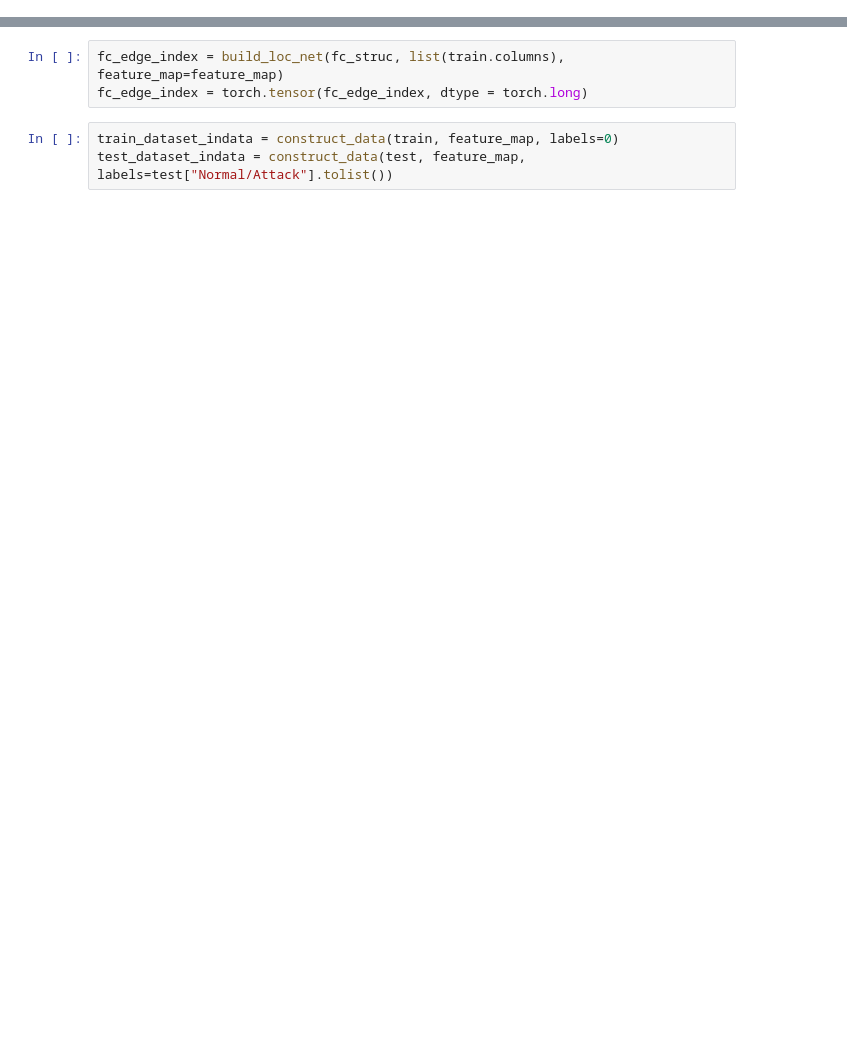
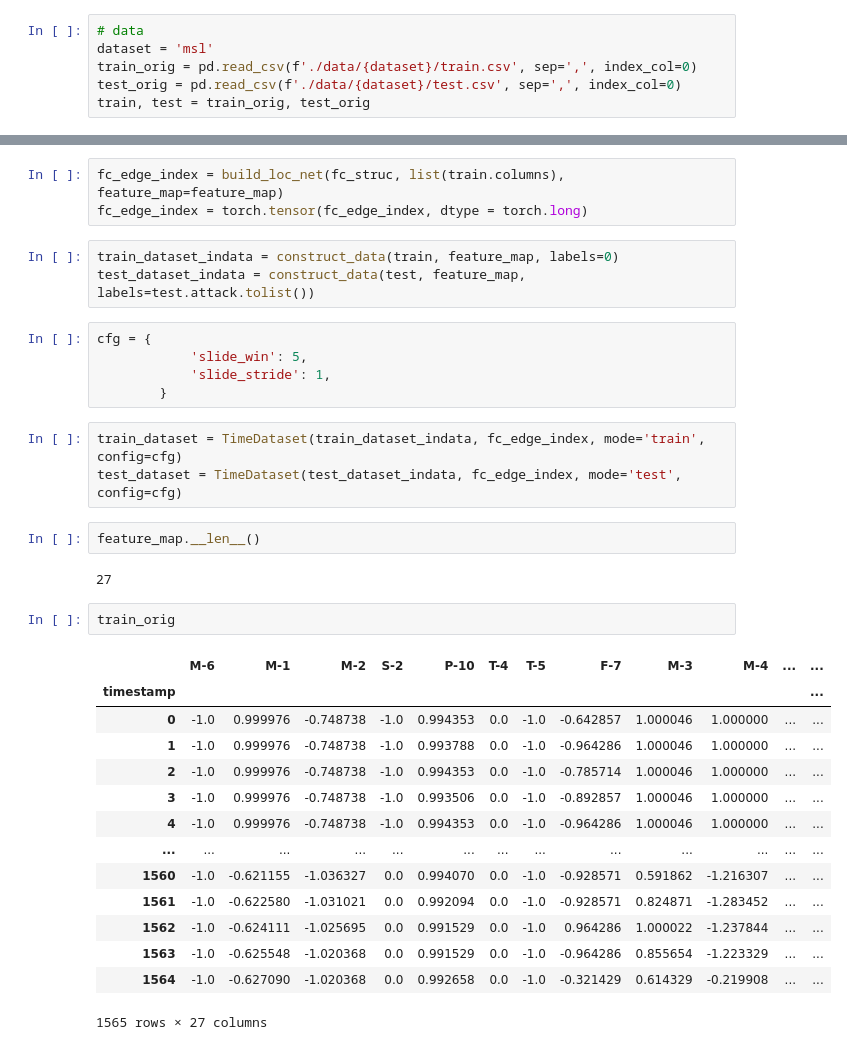
Before and after one commit to PeterDavison01/exploreGDN, a Jupyter notebook: walkthrough.ipynb, the cells around one changed output, grey strips where cells are left out. Saved outputs shown, nothing was run; the diff lists cells and outputs as text; blank space fills up the shorter version.

```diff
--- a/walkthrough.ipynb
+++ b/walkthrough.ipynb
@@ -45,3 +42,9 @@ test = data.drop(train.index)
+# %%
+# data
+dataset = 'msl'
+train_orig = pd.read_csv(f'./data/{dataset}/train.csv', sep=',', index_col=0)
+test_orig = pd.read_csv(f'./data/{dataset}/test.csv', sep=',', index_col=0)
+train, test = train_orig, test_orig
 # %%
 # train_orig = pd.read_csv(f'./data/swat/train.csv', sep=',', index_col=0)
 # test_orig = pd.read_csv(f'./data/swat/test.csv', sep=',', index_col=0)
@@ -58,4 +61,33 @@ fc_edge_index = build_loc_net(fc_struc, list(train.columns), feature_map=feature
 fc_edge_index = torch.tensor(fc_edge_index, dtype = torch.long)
 # %%
 train_dataset_indata = construct_data(train, feature_map, labels=0)
-test_dataset_indata = construct_data(test, feature_map, labels=test["Normal/Attack"].tolist())
+test_dataset_indata = construct_data(test, feature_map, labels=test.attack.tolist())
+# %%
+cfg = {
+            'slide_win': 5,
+            'slide_stride': 1,
+        }
+# %%
+train_dataset = TimeDataset(train_dataset_indata, fc_edge_index, mode='train', config=cfg)
+test_dataset = TimeDataset(test_dataset_indata, fc_edge_index, mode='test', config=cfg)
+# %%
+feature_map.__len__()
+# %% [output]
+27
+# %%
+train_orig
+# %% [output]
+|  | M-6 | M-1 | M-2 | S-2 | P-10 | T-4 | T-5 | F-7 | M-3 | M-4 | ... | ... |
+| timestamp |  |  |  |  |  |  |  |  |  |  |  | ... |
+| 0 | -1.0 | 0.999976 | -0.748738 | -1.0 | 0.994353 | 0.0 | -1.0 | -0.642857 | 1.000046 | 1.000000 | ... | ... |
+| 1 | -1.0 | 0.999976 | -0.748738 | -1.0 | 0.993788 | 0.0 | -1.0 | -0.964286 | 1.000046 | 1.000000 | ... | ... |
+| 2 | -1.0 | 0.999976 | -0.748738 | -1.0 | 0.994353 | 0.0 | -1.0 | -0.785714 | 1.000046 | 1.000000 | ... | ... |
+| 3 | -1.0 | 0.999976 | -0.748738 | -1.0 | 0.993506 | 0.0 | -1.0 | -0.892857 | 1.000046 | 1.000000 | ... | ... |
+| 4 | -1.0 | 0.999976 | -0.748738 | -1.0 | 0.994353 | 0.0 | -1.0 | -0.964286 | 1.000046 | 1.000000 | ... | ... |
+| ... | ... | ... | ... | ... | ... | ... | ... | ... | ... | ... | ... | ... |
+| 1560 | -1.0 | -0.621155 | -1.036327 | 0.0 | 0.994070 | 0.0 | -1.0 | -0.928571 | 0.591862 | -1.216307 | ... | ... |
+| 1561 | -1.0 | -0.622580 | -1.031021 | 0.0 | 0.992094 | 0.0 | -1.0 | -0.928571 | 0.824871 | -1.283452 | ... | ... |
+| 1562 | -1.0 | -0.624111 | -1.025695 | 0.0 | 0.991529 | 0.0 | -1.0 | 0.964286 | 1.000022 | -1.237844 | ... | ... |
+| 1563 | -1.0 | -0.625548 | -1.020368 | 0.0 | 0.991529 | 0.0 | -1.0 | -0.964286 | 0.855654 | -1.223329 | ... | ... |
+| 1564 | -1.0 | -0.627090 | -1.020368 | 0.0 | 0.992658 | 0.0 | -1.0 | -0.321429 | 0.614329 | -0.219908 | ... | ... |
+1565 rows × 27 columns
```
Also changed, not shown: parts of 6 cells of this notebook, 5 other files.
